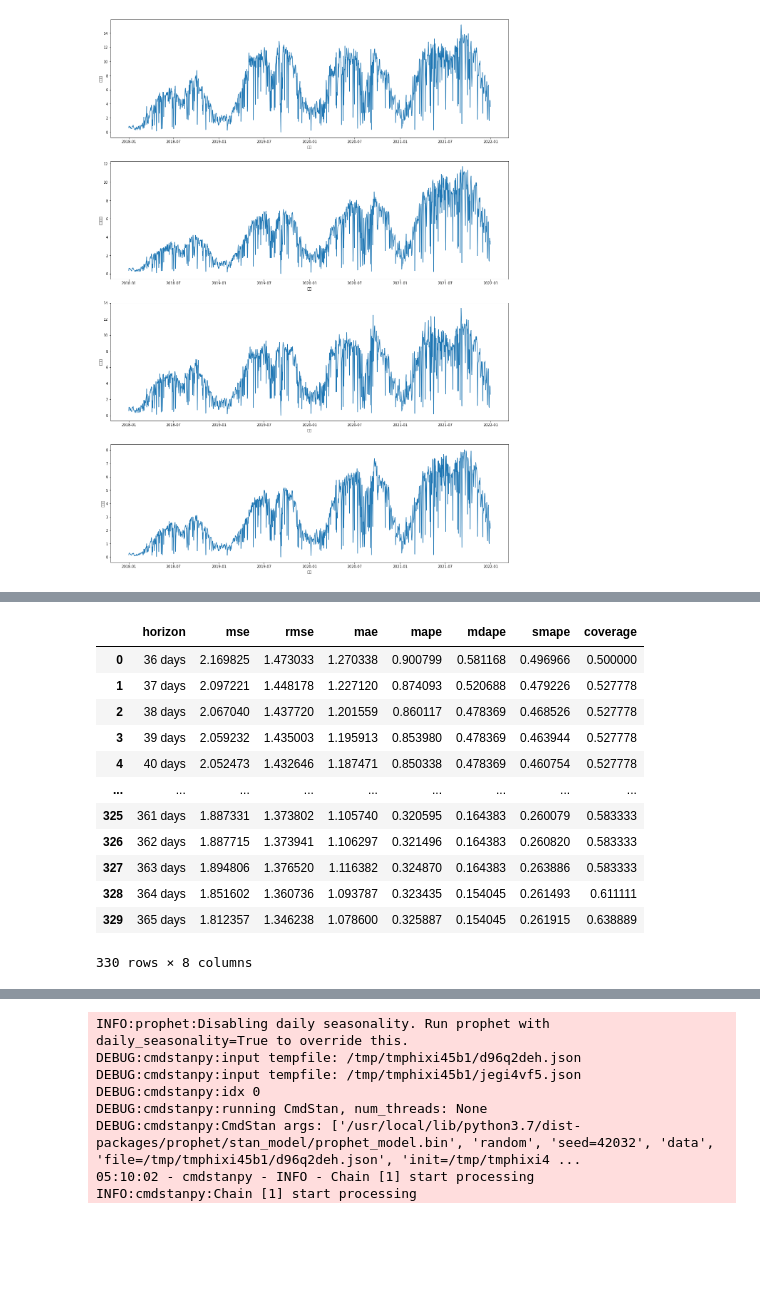
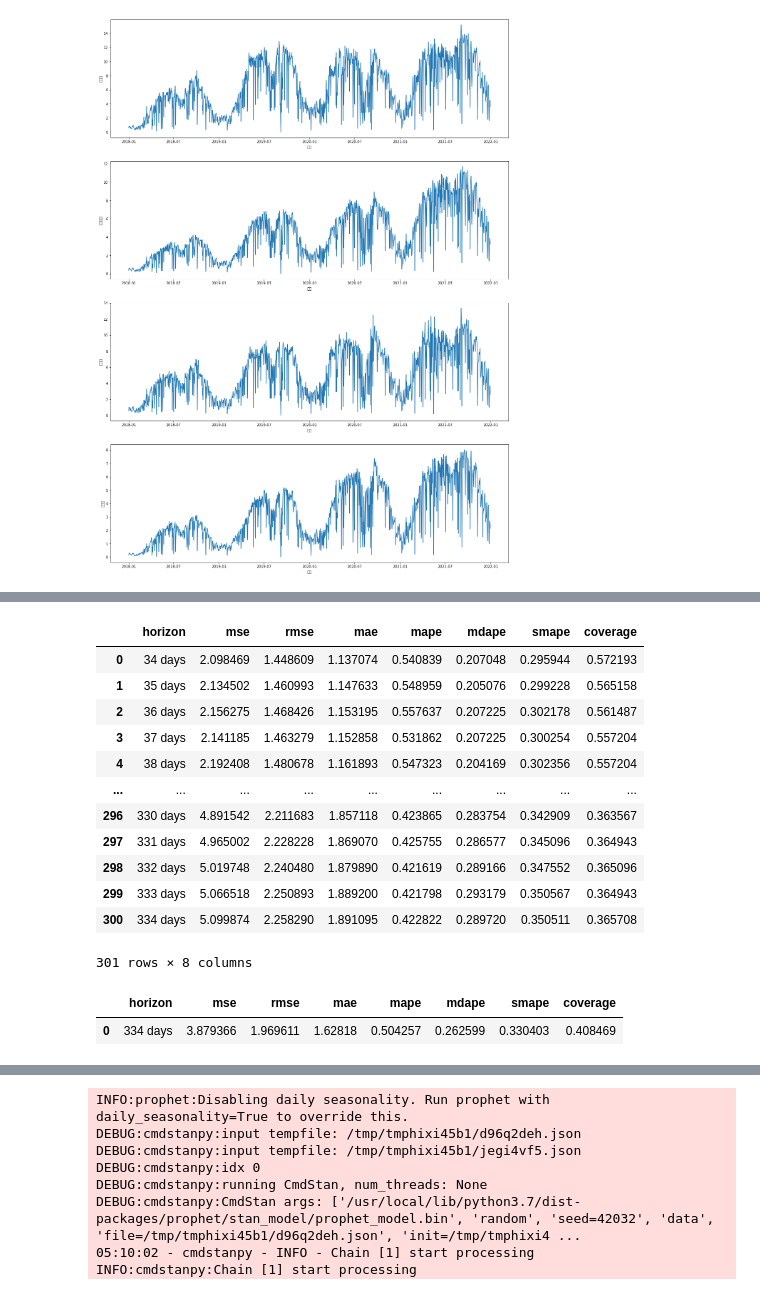
Before and after one commit to jjooki/TIL, a Jupyter notebook: bike.ipynb, the cells around one changed output, grey strips where cells are left out. Saved outputs shown, nothing was run; the diff lists cells and outputs as text; code cells hidden in the pictures; blank space fills up the shorter version.

```diff
--- a/bike.ipynb
+++ b/bike.ipynb
@@ -3,22 +30,26 @@
 # %%
+import os
+import warnings
+warnings.filterwarnings(action='ignore')
+
 from prophet import Prophet
 from prophet.diagnostics import cross_validation
 from prophet.diagnostics import performance_metrics
 from prophet.plot import plot_cross_validation_metric
 
-
 import itertools
 import numpy as np
 import pandas as pd
-import os
 import holidays
+from pathlib import Path
 
-train = pd.read_csv('/content/drive/MyDrive/dacon/data/bike/train.csv')
-submission = pd.read_csv('/content/drive/MyDrive/dacon/data/bike/sample_submission.csv')
-save_path = '/content/drive/MyDrive/dacon/'
+base_path = Path('__file__').resolve().parent
+train = pd.read_csv(base_path / 'data/train.csv')
+submission = pd.read_csv(base_path / 'data/sample_submission.csv')
 
 train['일시'] = pd.to_datetime(train['일시'], format='%Y%m%d')
 regions = ['광진구', '동대문구', '성동구', '중랑구']
+metric = 'mae'
 
 train
 # %% [output]
@@ -99,7 +121,11 @@ df['ds'] = train['일시']
 df['y'] = train['동대문구']
 model.fit(df)
 
-df_cv = cross_validation(model, horizon = '365 days', parallel="processes")
+df_cv = cross_validation(model,
+                         initial='730 days',
+                         period='30 days',
+                         horizon='334 days',
+                         parallel="processes")
 df_cv
 # %% [output]
 INFO:prophet:Disabling daily seasonality. Run prophet with daily_seasonality=True to override this.
@@ -135,20 +161,26 @@ INFO:cmdstanpy:Chain [1] done processing
+# %%
+df_p = performance_metrics(df_cv, rolling_window=0.1)
+df_p
+# %% [output]
+|  | horizon | mse | rmse | mae | mape | mdape | smape | coverage |
+| 0 | 34 days | 2.098469 | 1.448609 | 1.137074 | 0.540839 | 0.207048 | 0.295944 | 0.572193 |
+| 1 | 35 days | 2.134502 | 1.460993 | 1.147633 | 0.548959 | 0.205076 | 0.299228 | 0.565158 |
+| 2 | 36 days | 2.156275 | 1.468426 | 1.153195 | 0.557637 | 0.207225 | 0.302178 | 0.561487 |
+| 3 | 37 days | 2.141185 | 1.463279 | 1.152858 | 0.531862 | 0.207225 | 0.300254 | 0.557204 |
+| 4 | 38 days | 2.192408 | 1.480678 | 1.161893 | 0.547323 | 0.204169 | 0.302356 | 0.557204 |
+| ... | ... | ... | ... | ... | ... | ... | ... | ... |
+| 296 | 330 days | 4.891542 | 2.211683 | 1.857118 | 0.423865 | 0.283754 | 0.342909 | 0.363567 |
+| 297 | 331 days | 4.965002 | 2.228228 | 1.869070 | 0.425755 | 0.286577 | 0.345096 | 0.364943 |
+| 298 | 332 days | 5.019748 | 2.240480 | 1.879890 | 0.421619 | 0.289166 | 0.347552 | 0.365096 |
+| 299 | 333 days | 5.066518 | 2.250893 | 1.889200 | 0.421798 | 0.293179 | 0.350567 | 0.364943 |
+| 300 | 334 days | 5.099874 | 2.258290 | 1.891095 | 0.422822 | 0.289720 | 0.350511 | 0.365708 |
+301 rows × 8 columns
 # %%
-df_p = performance_metrics(df_cv)
+df_p = performance_metrics(df_cv, rolling_window=1)
 df_p
 # %% [output]
 |  | horizon | mse | rmse | mae | mape | mdape | smape | coverage |
-| 0 | 36 days | 2.169825 | 1.473033 | 1.270338 | 0.900799 | 0.581168 | 0.496966 | 0.500000 |
-| 1 | 37 days | 2.097221 | 1.448178 | 1.227120 | 0.874093 | 0.520688 | 0.479226 | 0.527778 |
-| 2 | 38 days | 2.067040 | 1.437720 | 1.201559 | 0.860117 | 0.478369 | 0.468526 | 0.527778 |
-| 3 | 39 days | 2.059232 | 1.435003 | 1.195913 | 0.853980 | 0.478369 | 0.463944 | 0.527778 |
-| 4 | 40 days | 2.052473 | 1.432646 | 1.187471 | 0.850338 | 0.478369 | 0.460754 | 0.527778 |
-| ... | ... | ... | ... | ... | ... | ... | ... | ... |
-| 325 | 361 days | 1.887331 | 1.373802 | 1.105740 | 0.320595 | 0.164383 | 0.260079 | 0.583333 |
-| 326 | 362 days | 1.887715 | 1.373941 | 1.106297 | 0.321496 | 0.164383 | 0.260820 | 0.583333 |
-| 327 | 363 days | 1.894806 | 1.376520 | 1.116382 | 0.324870 | 0.164383 | 0.263886 | 0.583333 |
-| 328 | 364 days | 1.851602 | 1.360736 | 1.093787 | 0.323435 | 0.154045 | 0.261493 | 0.611111 |
-| 329 | 365 days | 1.812357 | 1.346238 | 1.078600 | 0.325887 | 0.154045 | 0.261915 | 0.638889 |
+| 0 | 334 days | 3.879366 | 1.969611 | 1.62818 | 0.504257 | 0.262599 | 0.330403 | 0.408469 |
-330 rows × 8 columns
 # %%
 fig = plot_cross_validation_metric(df_cv, metric='mae')
 # %% [output]
```
Also changed, not shown: parts of 19 cells of this notebook.
